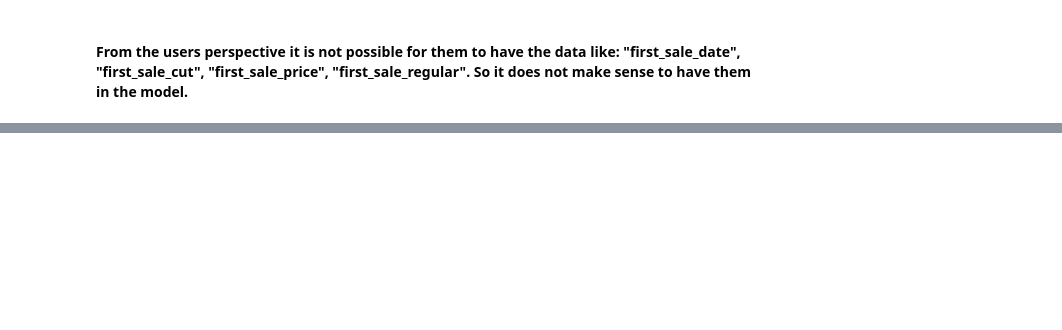
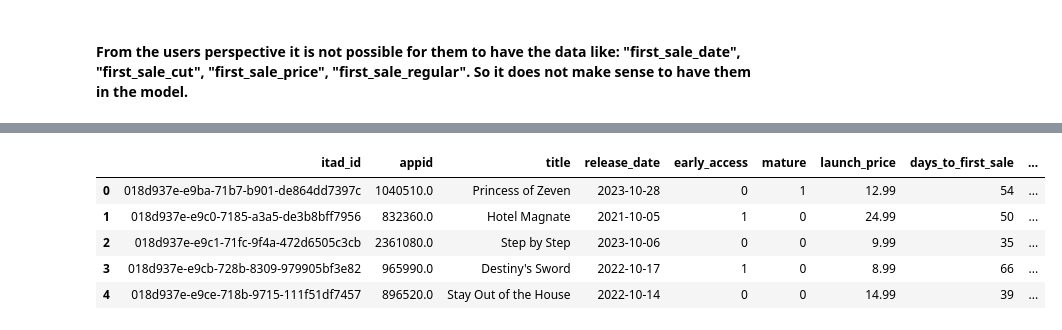
Before and after one commit to faraz1272/steam-discount-forecast, a Jupyter notebook: notebooks/model_building_experimentation.ipynb, the cells around one changed output, grey strips where cells are left out. Drawn from its saved outputs; the diff is of its cells as text; code cells hidden in the pictures; blank space fills up the shorter version.

Commit message:
feature selection and other modifications

```diff
--- a/notebooks/model_building_experimentation.ipynb
+++ b/notebooks/model_building_experimentation.ipynb
@@ -269,0 +404,20 @@ df_final = df_merged.drop(columns=['first_sale_date', 'first_sale_cut', 'first_s
+# %%
+# keeping only the categories: "Family Sharing", "Single-player", "Multi-player" rest as "Other"
+# for genres keeping the top 11 genres rest as "Other"
+
+top_categories = ["Family Sharing", "Single-player", "Multi-player"]
+top_genres = gen_counts.head(11).index.tolist() # getting top 11 genres
+
+def simplify_categories(x):
+    cats = split_multi(x)
+    simplified = [c if c in top_categories else "Other" for c in cats]
+    return "; ".join(sorted(set(simplified)))  # unique and sorted
+
+def simplify_genres(x):
+    gens = split_multi(x)
+    simplified = [g if g in top_genres else "Other" for g in gens]
+    return "; ".join(sorted(set(simplified)))  # unique and sorted
+
+df_merged['Categories'] = df_merged['Categories'].apply(simplify_categories)
+df_merged['Genres'] = df_merged['Genres'].apply(simplify_genres)
+df_merged[['Categories', 'Genres']].head(10)
@@ -269,0 +531,3 @@ df_final = df_merged.drop(columns=['first_sale_date', 'first_sale_cut', 'first_s
+# %%
+df_reviews = df_reviews[['itad_id', 'appid', 'review_score', 'review_count', 'review_source']]
+df_reviews.info()
@@ -269,0 +556,6 @@ df_final = df_merged.drop(columns=['first_sale_date', 'first_sale_cut', 'first_s
+# %%
+# letting only the rows with non-null review_score and appid
+
+df_reviews = df_reviews[~df_reviews['review_score'].isna()]
+df_reviews = df_reviews[~df_reviews['appid'].isna()]
+df_reviews.info()
@@ -269,0 +575,5 @@ df_final = df_merged.drop(columns=['first_sale_date', 'first_sale_cut', 'first_s
+# %%
+# merging df_merged with df_reviews on "appid" and "itad_id" and keeping only one itad_id column
+
+df_v2 = pd.merge(df_merged, df_reviews, on=['appid', 'itad_id'], how='left')
+df_v2.info()
@@ -269,0 +598,12 @@ df_final = df_merged.drop(columns=['first_sale_date', 'first_sale_cut', 'first_s
+# %%
+# saving to csv
+
+df_v2.to_csv("steam_games_enriched.csv", index=False)
+df_v2.head()
+# %% [output]
+|  | itad_id | appid | title | release_date | early_access | mature | launch_price | days_to_first_sale | ... |
+| 0 | 018d937e-e9ba-71b7-b901-de864dd7397c | 1040510.0 | Princess of Zeven | 2023-10-28 | 0 | 1 | 12.99 | 54 | ... |
+| 1 | 018d937e-e9c0-7185-a3a5-de3b8bff7956 | 832360.0 | Hotel Magnate | 2021-10-05 | 1 | 0 | 24.99 | 50 | ... |
+| 2 | 018d937e-e9c1-71fc-9f4a-472d6505c3cb | 2361080.0 | Step by Step | 2023-10-06 | 0 | 0 | 9.99 | 35 | ... |
+| 3 | 018d937e-e9cb-728b-8309-979905bf3e82 | 965990.0 | Destiny's Sword | 2022-10-17 | 1 | 0 | 8.99 | 66 | ... |
+| 4 | 018d937e-e9ce-718b-9715-111f51df7457 | 896520.0 | Stay Out of the House | 2022-10-14 | 0 | 0 | 14.99 | 39 | ... |
```
Also changed, not shown: parts of 22 cells of this notebook.
